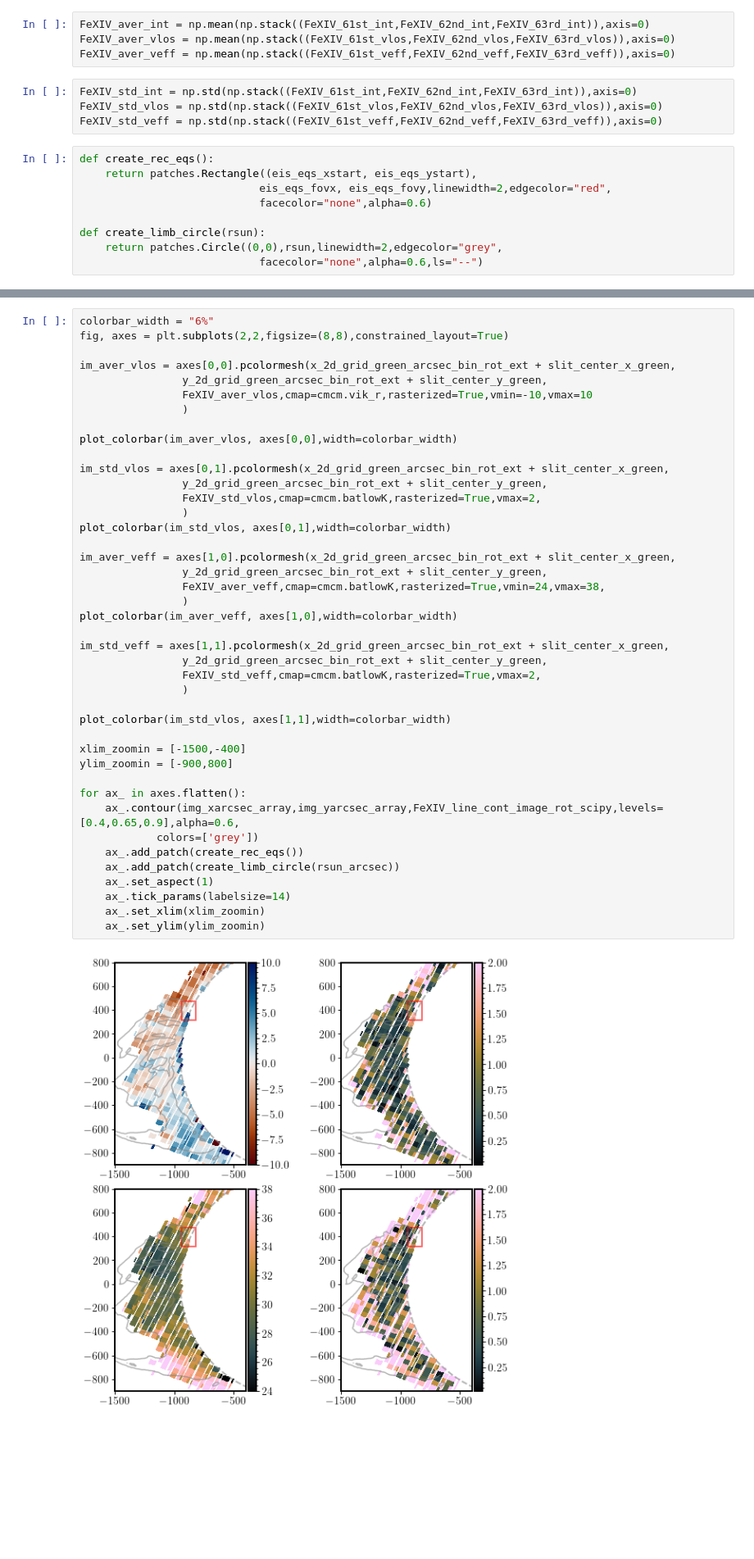
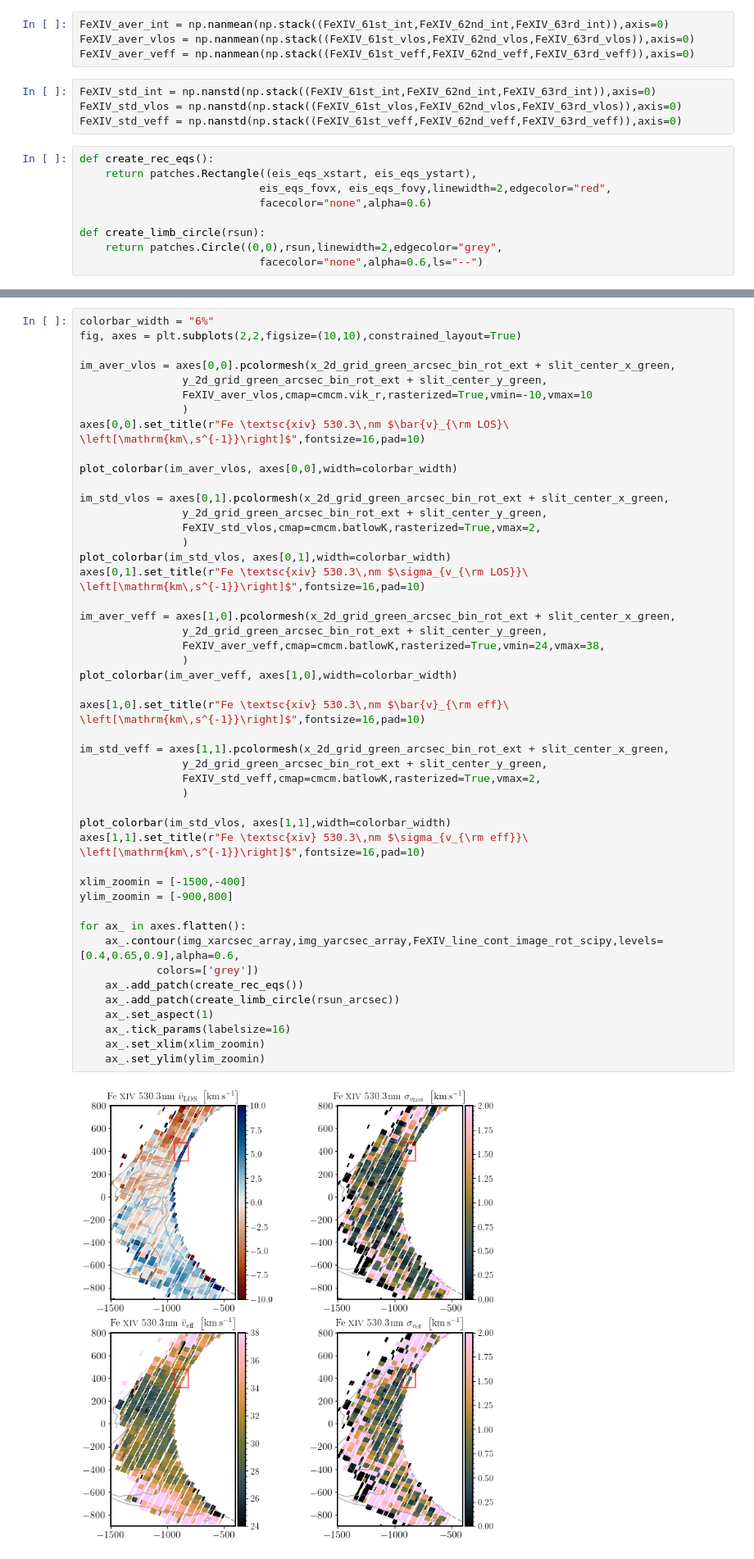
Before and after one commit to yjzhu-solar/Eclipse2017, a Jupyter notebook: ipynb/eclipse_data/off_limb_intensity_map_ext_3orders.ipynb, the cells around one changed output, grey strips where cells are left out. Shown at 82% size. Cells and saved outputs as stored; diff of their text form; blank space fills up the shorter version.

```diff
--- a/ipynb/eclipse_data/off_limb_intensity_map_ext_3orders.ipynb
+++ b/ipynb/eclipse_data/off_limb_intensity_map_ext_3orders.ipynb
@@ -230,13 +239,13 @@ FeXIV_63rd_int, FeXIV_63rd_vlos, FeXIV_63rd_veff = get_green_fit_int_vlos_veff("
 FeXIV_62nd_int, FeXIV_62nd_vlos, FeXIV_62nd_veff = get_green_fit_int_vlos_veff("../../sav/Eclipse/FitResults/FeXIV_62.h5", slice(680,730), 62)
 FeXIV_61st_int, FeXIV_61st_vlos, FeXIV_61st_veff = get_green_fit_int_vlos_veff("../../sav/Eclipse/FitResults/FeXIV_61.h5", slice(1010,1060), 61)
 # %%
-FeXIV_aver_int = np.mean(np.stack((FeXIV_61st_int,FeXIV_62nd_int,FeXIV_63rd_int)),axis=0)
-FeXIV_aver_vlos = np.mean(np.stack((FeXIV_61st_vlos,FeXIV_62nd_vlos,FeXIV_63rd_vlos)),axis=0)
-FeXIV_aver_veff = np.mean(np.stack((FeXIV_61st_veff,FeXIV_62nd_veff,FeXIV_63rd_veff)),axis=0)
+FeXIV_aver_int = np.nanmean(np.stack((FeXIV_61st_int,FeXIV_62nd_int,FeXIV_63rd_int)),axis=0)
+FeXIV_aver_vlos = np.nanmean(np.stack((FeXIV_61st_vlos,FeXIV_62nd_vlos,FeXIV_63rd_vlos)),axis=0)
+FeXIV_aver_veff = np.nanmean(np.stack((FeXIV_61st_veff,FeXIV_62nd_veff,FeXIV_63rd_veff)),axis=0)
 # %%
-FeXIV_std_int = np.std(np.stack((FeXIV_61st_int,FeXIV_62nd_int,FeXIV_63rd_int)),axis=0)
-FeXIV_std_vlos = np.std(np.stack((FeXIV_61st_vlos,FeXIV_62nd_vlos,FeXIV_63rd_vlos)),axis=0)
-FeXIV_std_veff = np.std(np.stack((FeXIV_61st_veff,FeXIV_62nd_veff,FeXIV_63rd_veff)),axis=0)
+FeXIV_std_int = np.nanstd(np.stack((FeXIV_61st_int,FeXIV_62nd_int,FeXIV_63rd_int)),axis=0)
+FeXIV_std_vlos = np.nanstd(np.stack((FeXIV_61st_vlos,FeXIV_62nd_vlos,FeXIV_63rd_vlos)),axis=0)
+FeXIV_std_veff = np.nanstd(np.stack((FeXIV_61st_veff,FeXIV_62nd_veff,FeXIV_63rd_veff)),axis=0)
 # %%
 def create_rec_eqs():
     return patches.Rectangle((eis_eqs_xstart, eis_eqs_ystart),
@@ -249,11 +277,12 @@ def create_limb_circle(rsun):
 # %%
 colorbar_width = "6%"
-fig, axes = plt.subplots(2,2,figsize=(8,8),constrained_layout=True)
+fig, axes = plt.subplots(2,2,figsize=(10,10),constrained_layout=True)
 
 im_aver_vlos = axes[0,0].pcolormesh(x_2d_grid_green_arcsec_bin_rot_ext + slit_center_x_green,
                 y_2d_grid_green_arcsec_bin_rot_ext + slit_center_y_green,
                 FeXIV_aver_vlos,cmap=cmcm.vik_r,rasterized=True,vmin=-10,vmax=10
                 )
+axes[0,0].set_title(r"Fe \textsc{xiv} 530.3\,nm $\bar{v}_{\rm LOS}\ \left[\mathrm{km\,s^{-1}}\right]$",fontsize=16,pad=10)
 
 plot_colorbar(im_aver_vlos, axes[0,0],width=colorbar_width)
 
@@ -261,35 +290,39 @@ im_std_vlos = axes[0,1].pcolormesh(x_2d_grid_green_arcsec_bin_rot_ext + slit_cen
                 y_2d_grid_green_arcsec_bin_rot_ext + slit_center_y_green,
                 FeXIV_std_vlos,cmap=cmcm.batlowK,rasterized=True,vmax=2,
                 )
 plot_colorbar(im_std_vlos, axes[0,1],width=colorbar_width)
+axes[0,1].set_title(r"Fe \textsc{xiv} 530.3\,nm $\sigma_{v_{\rm LOS}}\ \left[\mathrm{km\,s^{-1}}\right]$",fontsize=16,pad=10)
 
 im_aver_veff = axes[1,0].pcolormesh(x_2d_grid_green_arcsec_bin_rot_ext + slit_center_x_green,
                 y_2d_grid_green_arcsec_bin_rot_ext + slit_center_y_green,
                 FeXIV_aver_veff,cmap=cmcm.batlowK,rasterized=True,vmin=24,vmax=38,
                 )
 plot_colorbar(im_aver_veff, axes[1,0],width=colorbar_width)
 
+axes[1,0].set_title(r"Fe \textsc{xiv} 530.3\,nm $\bar{v}_{\rm eff}\ \left[\mathrm{km\,s^{-1}}\right]$",fontsize=16,pad=10)
+
 im_std_veff = axes[1,1].pcolormesh(x_2d_grid_green_arcsec_bin_rot_ext + slit_center_x_green,
                 y_2d_grid_green_arcsec_bin_rot_ext + slit_center_y_green,
                 FeXIV_std_veff,cmap=cmcm.batlowK,rasterized=True,vmax=2,
                 )
 
 plot_colorbar(im_std_vlos, axes[1,1],width=colorbar_width)
+axes[1,1].set_title(r"Fe \textsc{xiv} 530.3\,nm $\sigma_{v_{\rm eff}}\ \left[\mathrm{km\,s^{-1}}\right]$",fontsize=16,pad=10)
 
 xlim_zoomin = [-1500,-400]
 ylim_zoomin = [-900,800]
 
 for ax_ in axes.flatten():
     ax_.contour(img_xarcsec_array,img_yarcsec_array,FeXIV_line_cont_image_rot_scipy,levels=[0.4,0.65,0.9],alpha=0.6,
             colors=['grey'])
     ax_.add_patch(create_rec_eqs())
     ax_.add_patch(create_limb_circle(rsun_arcsec))
     ax_.set_aspect(1)
-    ax_.tick_params(labelsize=14)
+    ax_.tick_params(labelsize=16)
     ax_.set_xlim(xlim_zoomin)
     ax_.set_ylim(ylim_zoomin)
 # %% [output]
-[figure, old version]
+[figure, new version]
 # %%
 red_frame_wavelength = CCDData.read(os.path.join(red_path,totality_red_df_cut.iloc[0]["file"]),hdu=1,unit="adu").data
 
```
Also changed, not shown: parts of 6 cells of this notebook, 14 other files.
